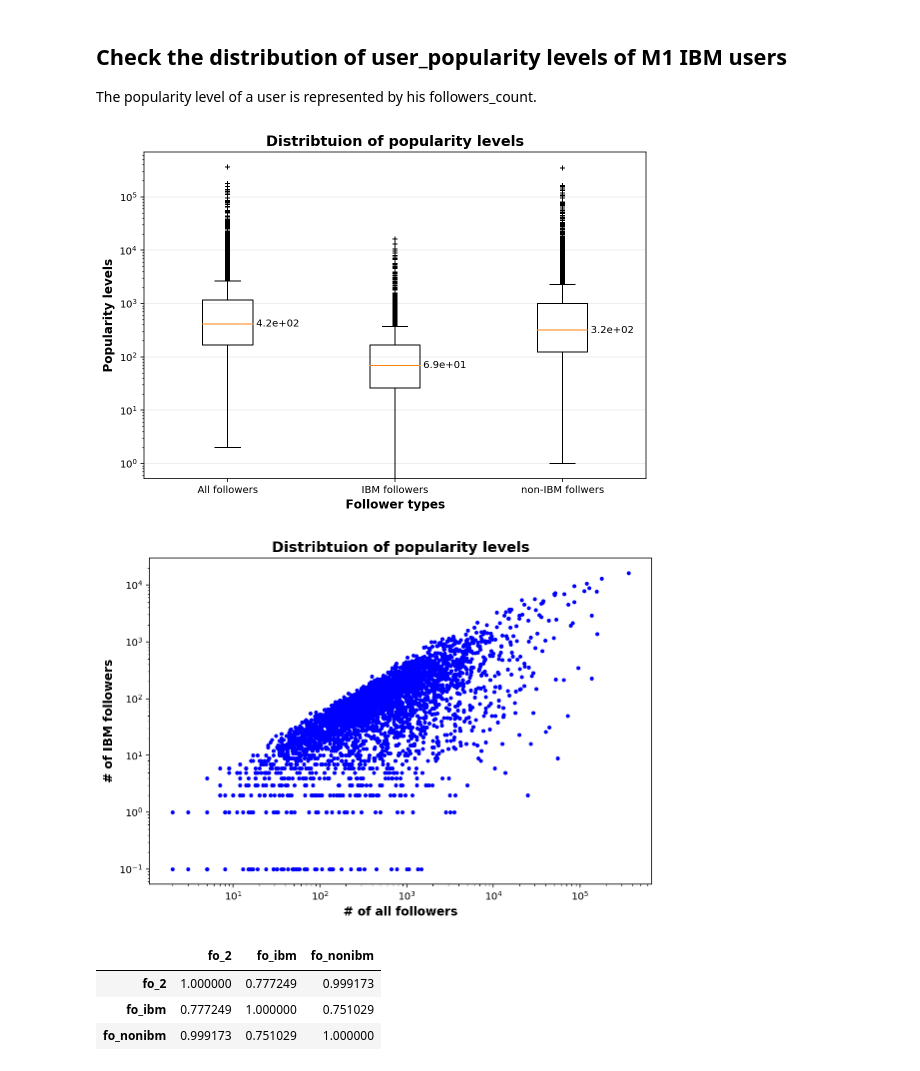
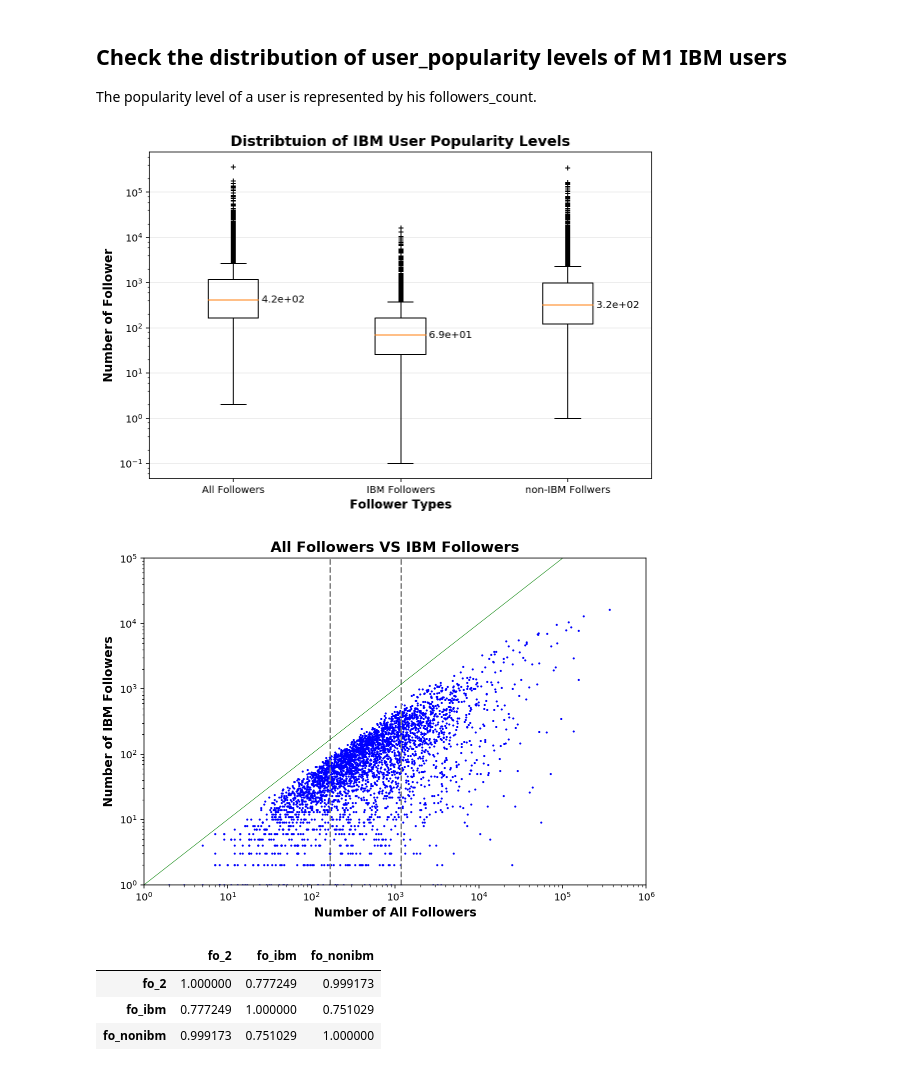
Before and after one commit to adamwang0705/ibm_tweets-analysis, a Jupyter notebook: develop/20170615-compare_influence_inside_outside_2.ipynb, the cells around one changed output. Saved outputs shown, nothing was run; the diff lists cells and outputs as text; code cells hidden in the pictures.

```diff
--- a/develop/20170615-compare_influence_inside_outside_2.ipynb
+++ b/develop/20170615-compare_influence_inside_outside_2.ipynb
@@ -205,12 +241,12 @@ if 1 == 1:
     plt.setp(bp['fliers'], color='red', marker='+', markersize=5)
 
     title_fontdict = {'weight': 'bold', 'size': 'x-large'}
-    ax.set_title("Distribtuion of popularity levels", fontdict=title_fontdict)
+    ax.set_title("Distribtuion of IBM User Popularity Levels", fontdict=title_fontdict)
 
     label_fontdict = {'weight': 'bold', 'size': 'large'}
-    ax.set_xlabel('Follower types', fontdict=label_fontdict)
-    ax.set_ylabel('Popularity levels', fontdict=label_fontdict)
-    ax.set_xticklabels(['All followers', 'IBM followers', 'non-IBM follwers'])
+    ax.set_xlabel('Follower Types', fontdict=label_fontdict)
+    ax.set_ylabel('Number of Follower', fontdict=label_fontdict)
+    ax.set_xticklabels(['All Followers', 'IBM Followers', 'non-IBM Follwers'])
     ax.set_yscale('log')
 
     # add a horizontal grid to the plot, but make it very light in color
@@ -229,44 +265,55 @@ if 1 == 1:
     '''
     plt.savefig(m1_ibm_popularity_levels_fig, dpi=200)
 # %% [output]
-[figure, old version]
+[figure, new version]
 # %%
 """
-Lineplot of total/IBM/non-IBM followers
+Scatter plot of total/IBM/non-IBM followers
 """
 m1_ibm_popularity_levels_2_fig = os.path.join(FIG_DIR, 'm1_ibm_popularity_levels_2.png')
 if 1 == 1:
     '''
     Prepare data
     '''
     followers_all = df['fo_2']
     followers_ibm = df['fo_ibm']
 
     #followers_all_rank = df['fo_2'].rank(method='average', ascending=False)
 
     '''
     Plot
     '''
     fig, ax = plt.subplots(figsize=(9, 6))
 
-#     lp = plt.plot(followers_all_rank, followers_all, 'g.', followers_all_rank, followers_ibm, 'b.')
-    lp = plt.plot(followers_all, followers_ibm, 'b.')
+    scp = plt.scatter(followers_all, followers_ibm, s=5, c='b', marker='.')
+
+    # add two vertical lines for Q1 and Q3
+    fo_2_q1_value = df.quantile(0.25)['fo_2']
+    fo_2_q3_value = df.quantile(0.75)['fo_2']
+    ax.axvline(x=fo_2_q1_value, c='grey', ls='--')
+    ax.axvline(x=fo_2_q3_value, c='grey', ls='--')
+
+    # add y=x line for upper bound of IBM followers
+    plt.plot([1, 1e5], [1, 1e5], c='g', ls='-', lw=0.5)
 
     title_fontdict = {'weight': 'bold', 'size': 'x-large'}
-    ax.set_title("Distribtuion of popularity levels", fontdict=title_fontdict)
+    ax.set_title('All Followers VS IBM Followers', fontdict=title_fontdict)
 
     label_fontdict = {'weight': 'bold', 'size': 'large'}
-    ax.set_xlabel('# of all followers', fontdict=label_fontdict)
-    ax.set_ylabel('# of IBM followers', fontdict=label_fontdict)
+    ax.set_xlabel('Number of All Followers', fontdict=label_fontdict)
+    ax.set_ylabel('Number of IBM Followers', fontdict=label_fontdict)
     ax.set_xscale('log')
     ax.set_yscale('log')
+    ax.set_xlim([1,1e6])
+    ax.set_ylim([1,1e5])
+
 
     '''
     Save figure
     '''
     plt.savefig(m1_ibm_popularity_levels_2_fig, dpi=200)
 # %% [output]
-[figure, old version]
+[figure, new version]
 # %%
 """
 Check Pearson Correlation between all/IBM popularity levels
```
Also changed, not shown: parts of 25 cells of this notebook, 10 other files.
